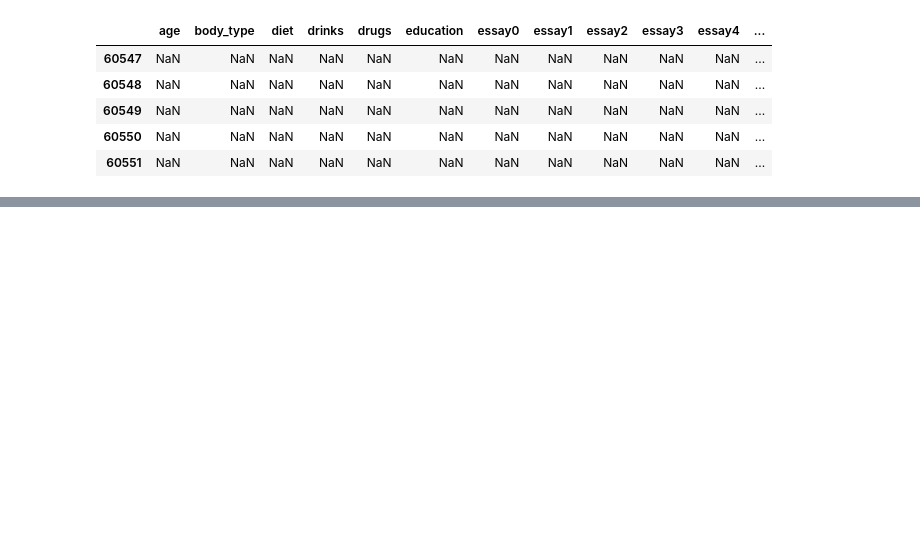
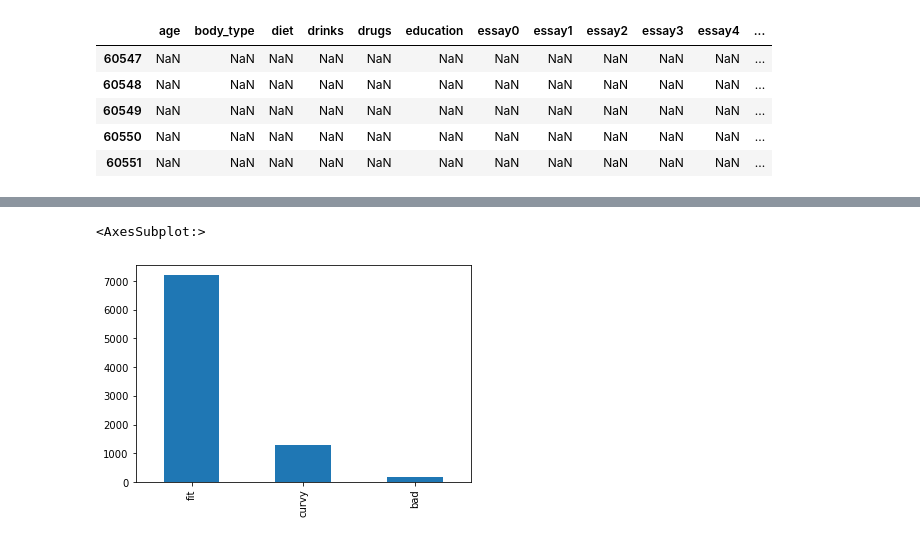
Before and after one commit to karatasibrahim/YapayZekaKamp, a Jupyter notebook: Projects/Three generations seeking romance - Regression & Classification/Three generations seeking romance - Regression & Classification.ipynb, the cells around one changed output, grey strips where cells are left out. Drawn from its saved outputs; the diff is of its cells as text; code cells hidden in the pictures; blank space fills up the shorter version.

```diff
--- a/Projects/Three generations seeking romance - Regression & Classification/Three generations seeking romance - Regression & Classification.ipynb
+++ b/Projects/Three generations seeking romance - Regression & Classification/Three generations seeking romance - Regression & Classification.ipynb
@@ -31,3 +31,27 @@ df.tail()
 | 9511 | 34.0 | average | NaN | socially | NaN | dropped out of college/university | 33 year old, hiv +,versatile gwm,... | i've just recently moved to beaut... | buying "crap" at random places an... | i usually go unnoticed....... | my favorite books - i don't read ... | ... |
 | 9512 | 29.0 | athletic | anything | rarely | never | two-year college | NaN | NaN | NaN | NaN | NaN | ... |
 | 9513 | 49.0 | overweight | NaN | rarely | never | graduated from college/university | NaN | NaN | NaN | NaN | books: biographies, history, harr... | ... |
+# %%
+for i in df:
+    if ("essay" in i):
+        df.drop(i,axis=1,inplace=True)
+# %%
+skinnystatus={"average":"fit",
+              "fit":"fit",
+              "athletic":"fit",
+              "thin":"fit",
+              "curvy":"curvy",
+              "a little extra":"curvy",
+              "skinny":"fit",
+              "full figured":"curvy",
+              "overweight":"bad",
+              "jacked":"bad",
+              "used up":"bad",
+              "rather not say":"curvy"
+             }
+df.body_type.replace(skinnystatus,inplace=True)
+# %%
+df.body_type.value_counts().plot.bar()
+# %% [output]
+<AxesSubplot:>
+[figure, added]
```
Also changed, not shown: parts of 3 cells of this notebook.
